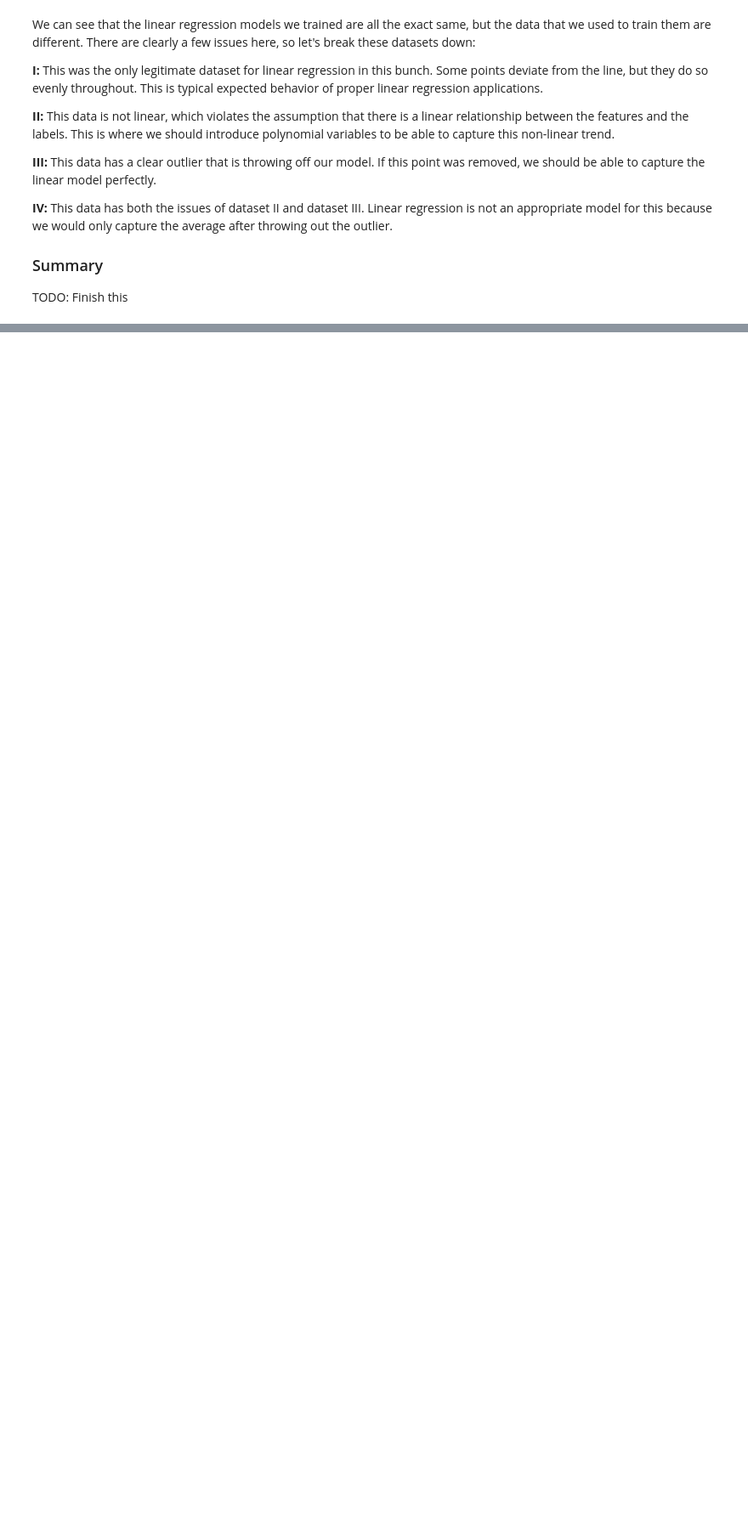
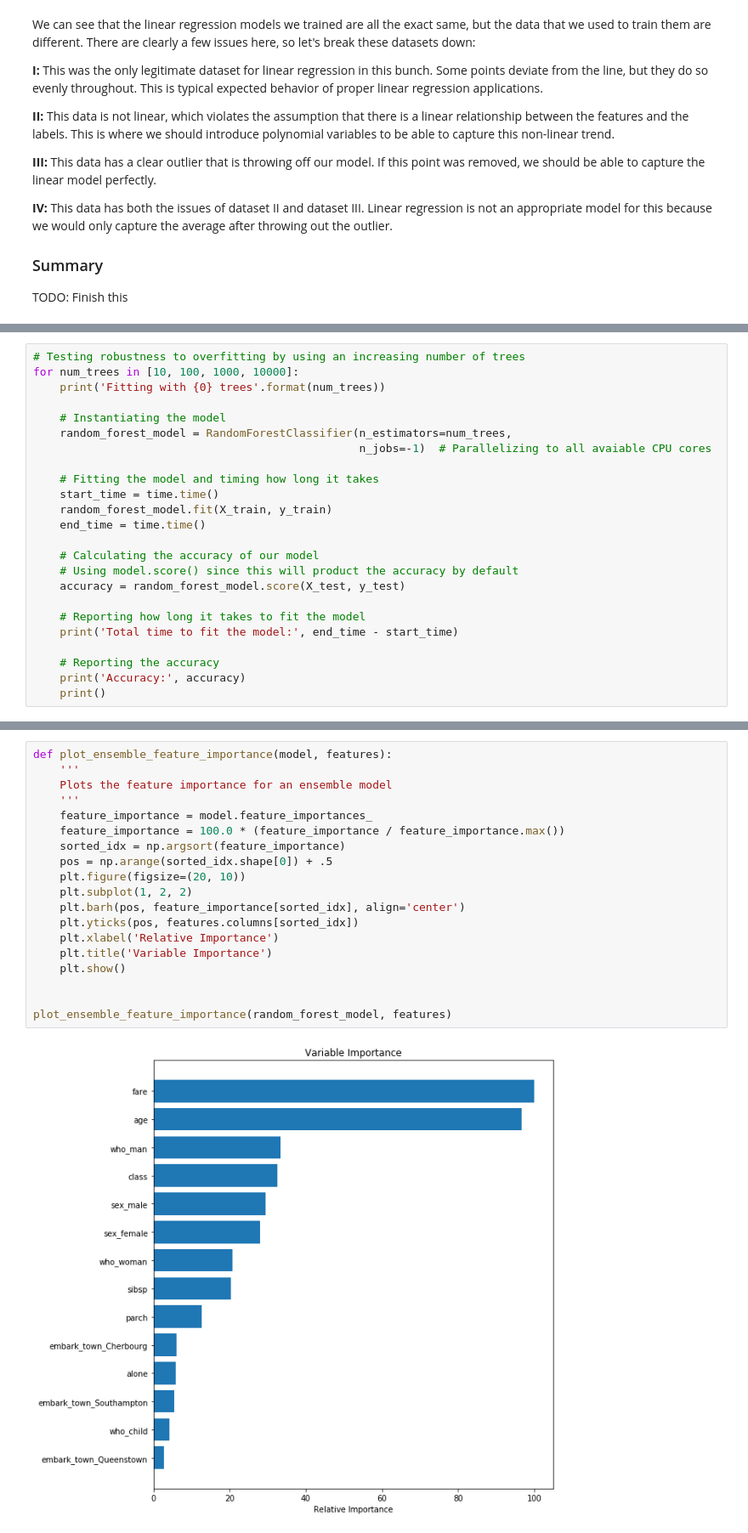
Before and after one commit to JeffMacaluso/Talks, a Jupyter notebook: TheMostImportantModels/TheMostImportantModels.ipynb, the cells around one changed output, grey strips where cells are left out. Shown at 85% size. Saved outputs shown, nothing was run; the diff lists cells and outputs as text; blank space fills up the shorter version.

```diff
--- a/TheMostImportantModels/TheMostImportantModels.ipynb
+++ b/TheMostImportantModels/TheMostImportantModels.ipynb
@@ -307,0 +492,24 @@ TODO: Talk about -
+# %%
+# Testing robustness to overfitting by using an increasing number of trees
+for num_trees in [10, 100, 1000, 10000]:
+    print('Fitting with {0} trees'.format(num_trees))
+
+    # Instantiating the model
+    random_forest_model = RandomForestClassifier(n_estimators=num_trees,
+                                                 n_jobs=-1)  # Parallelizing to all avaiable CPU cores
+
+    # Fitting the model and timing how long it takes
+    start_time = time.time()
+    random_forest_model.fit(X_train, y_train)
+    end_time = time.time()
+
+    # Calculating the accuracy of our model
+    # Using model.score() since this will product the accuracy by default
+    accuracy = random_forest_model.score(X_test, y_test)
+
+    # Reporting how long it takes to fit the model
+    print('Total time to fit the model:', end_time - start_time)
+
+    # Reporting the accuracy
+    print('Accuracy:', accuracy)
+    print()
@@ -307,0 +532,21 @@ TODO: Talk about -
+# %%
+def plot_ensemble_feature_importance(model, features):
+    '''
+    Plots the feature importance for an ensemble model
+    '''
+    feature_importance = model.feature_importances_
+    feature_importance = 100.0 * (feature_importance / feature_importance.max())
+    sorted_idx = np.argsort(feature_importance)
+    pos = np.arange(sorted_idx.shape[0]) + .5
+    plt.figure(figsize=(20, 10))
+    plt.subplot(1, 2, 2)
+    plt.barh(pos, feature_importance[sorted_idx], align='center')
+    plt.yticks(pos, features.columns[sorted_idx])
+    plt.xlabel('Relative Importance')
+    plt.title('Variable Importance')
+    plt.show()
+
+
+plot_ensemble_feature_importance(random_forest_model, features)
+# %% [output]
+[figure, added]
```
Also changed, not shown: parts of 18 cells of this notebook.
